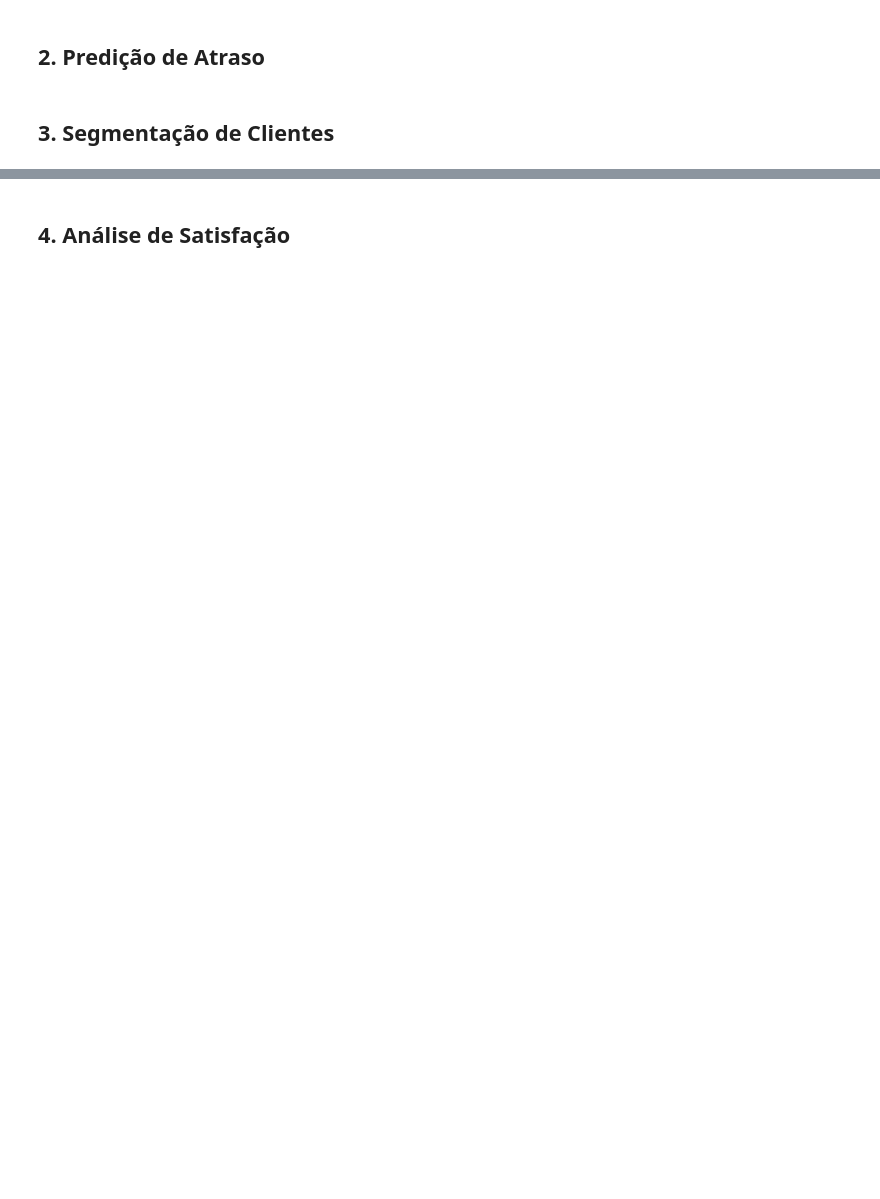
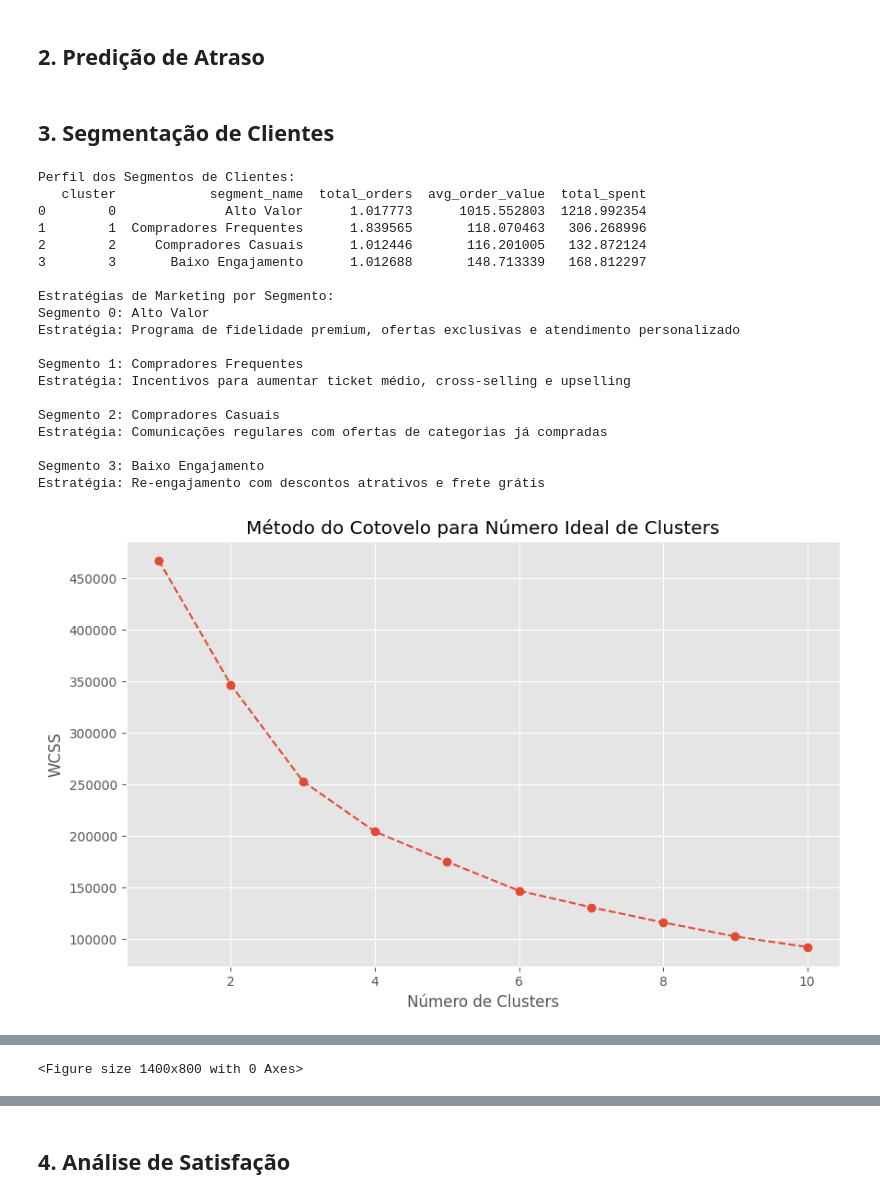
Before and after one commit to RenanOliveira04/data_engineering, a Jupyter notebook: notebooks/5_solucao_problemas.ipynb, the cells around one changed output, grey strips where cells are left out. Cells and saved outputs as stored; diff of their text form; code cells hidden in the pictures; blank space fills up the shorter version.

```diff
--- a/notebooks/5_solucao_problemas.ipynb
+++ b/notebooks/5_solucao_problemas.ipynb
@@ -243,7 +251,7 @@ FROM DIM_CUSTOMERS c
 JOIN FACT_SALES fs ON c.customer_id = fs.customer_id
 JOIN DIM_PRODUCTS p ON fs.product_id = p.product_id
 WHERE fs.order_delivered_customer_date IS NOT NULL
-GROUP BY c.customer_id, c.customer_state
+GROUP BY c.customer_unique_id, c.customer_state
 """
 
 segmentation_data = pd.read_sql_query(query, conn)
@@ -306,30 +314,51 @@ def segment_customers(data):
     }
 
     marketing_strategies = {
         0: "Programa de fidelidade premium, ofertas exclusivas e atendimento personalizado",
         1: "Incentivos para aumentar ticket médio, cross-selling e upselling",
         2: "Comunicações regulares com ofertas de categorias já compradas",
         3: "Re-engajamento com descontos atrativos e frete grátis"
     }
 
     data['segment_name'] = data['cluster'].map(cluster_names)
 
     cluster_profile['segment_name'] = cluster_profile['cluster'].map(cluster_names)
     cluster_profile['marketing_strategy'] = cluster_profile['cluster'].map(marketing_strategies)
 
     return {
         'segmented_data': data,
         'cluster_profile': cluster_profile,
         'cluster_names': cluster_names,
         'marketing_strategies': marketing_strategies
     }
 
 segmentation_results = segment_customers(segmentation_data)
 
 print("\nPerfil dos Segmentos de Clientes:")
 print(segmentation_results['cluster_profile'][["cluster", "segment_name", "total_orders", "avg_order_value", "total_spent"]])
 
 print("\nEstratégias de Marketing por Segmento:")
 for cluster, name in segmentation_results['cluster_names'].items():
     print(f"Segmento {cluster}: {name}")
     print(f"Estratégia: {segmentation_results['marketing_strategies'][cluster]}\n")
+# %% [output]
+Perfil dos Segmentos de Clientes:
+   cluster            segment_name  total_orders  avg_order_value  total_spent
+0        0              Alto Valor      1.017773      1015.552803  1218.992354
+1        1  Compradores Frequentes      1.839565       118.070463   306.268996
+2        2     Compradores Casuais      1.012446       116.201005   132.872124
+3        3       Baixo Engajamento      1.012688       148.713339   168.812297
+
+Estratégias de Marketing por Segmento:
+Segmento 0: Alto Valor
+Estratégia: Programa de fidelidade premium, ofertas exclusivas e atendimento personalizado
+
+Segmento 1: Compradores Frequentes
+Estratégia: Incentivos para aumentar ticket médio, cross-selling e upselling
+
+Segmento 2: Compradores Casuais
+Estratégia: Comunicações regulares com ofertas de categorias já compradas
+
+Segmento 3: Baixo Engajamento
+Estratégia: Re-engajamento com descontos atrativos e frete grátis
+[figure, added]
@@ -335,0 +366 @@ for cluster, name in segmentation_results['cluster_names'].items():
+<Figure size 1400x800 with 0 Axes>
```
Also changed, not shown: parts of 4 cells of this notebook, 29 other files.
